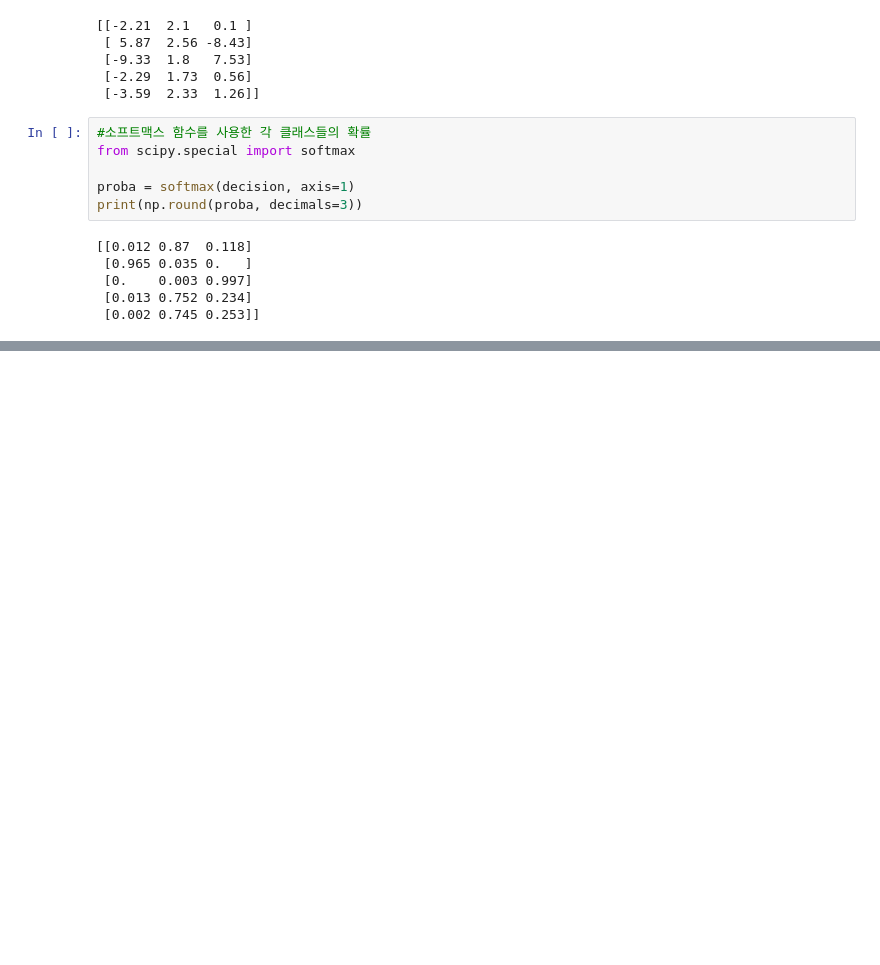
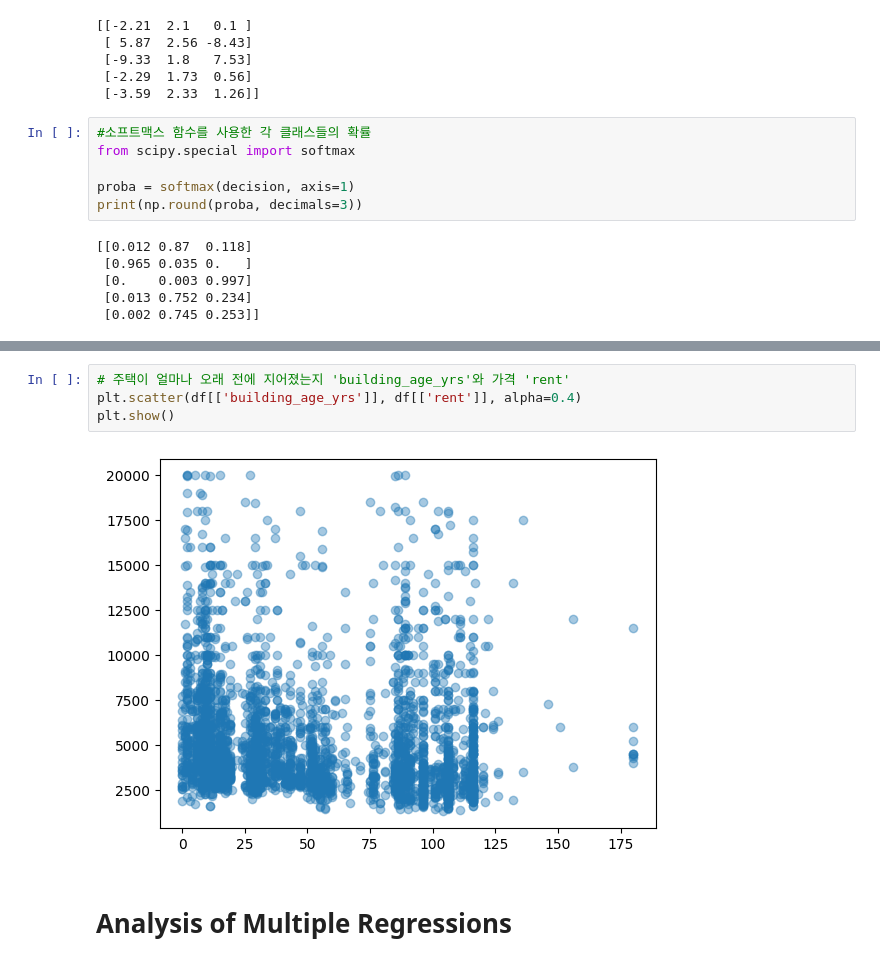
Before and after one commit to jimintsolip/DataAnalysisPractice, a Jupyter notebook: DataPrediction.ipynb, the cells around one changed output, grey strips where cells are left out. Drawn from its saved outputs; the diff is of its cells as text; blank space fills up the shorter version.

```diff
--- a/DataPrediction.ipynb
+++ b/DataPrediction.ipynb
@@ -314,0 +421,8 @@ print(np.round(proba, decimals=3))
+# %%
+# 주택이 얼마나 오래 전에 지어졌는지 'building_age_yrs'와 가격 'rent'
+plt.scatter(df[['building_age_yrs']], df[['rent']], alpha=0.4)
+plt.show()
+# %% [output]
+[figure, added]
+# %% [markdown]
+# Analysis of Multiple Regressions
```
Also changed, not shown: parts of 39 cells of this notebook, 2 other files.
